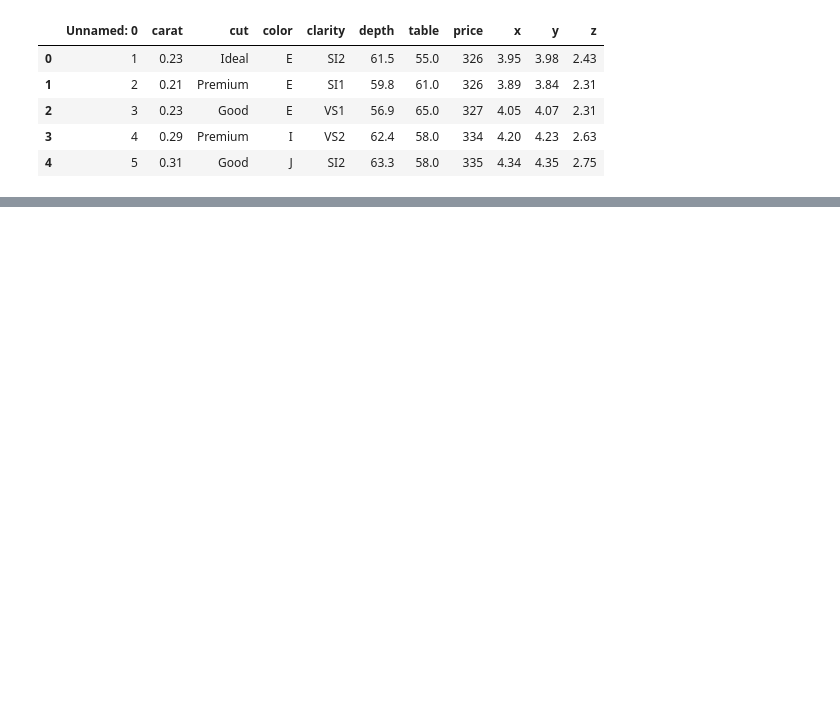
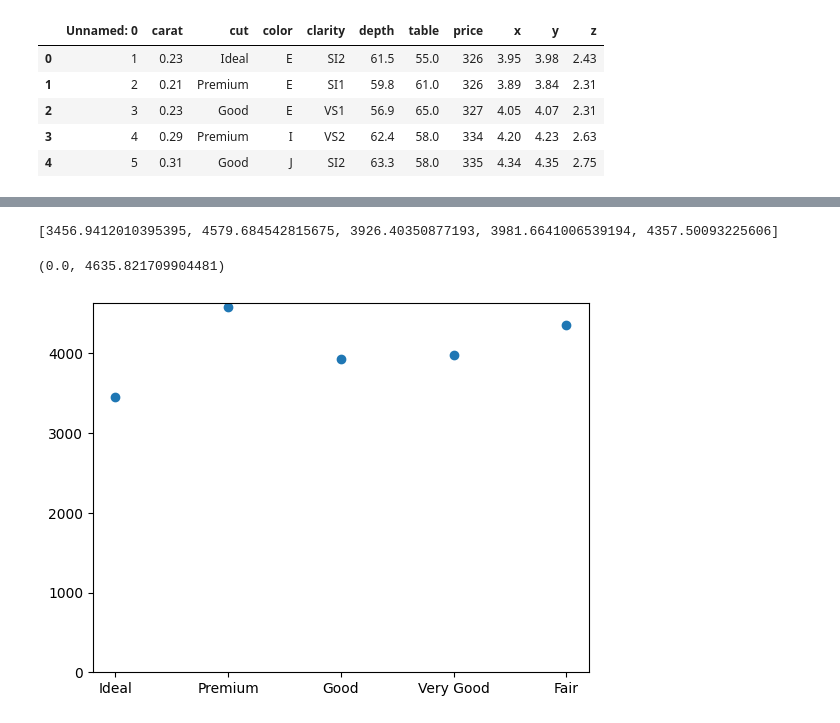
Before and after one commit to russpenska/kaggle-notebooks, a Jupyter notebook: diamond-price-prediction.ipynb, the cells around one changed output, grey strips where cells are left out. Drawn from its saved outputs; the diff is of its cells as text; code cells hidden in the pictures; blank space fills up the shorter version.

```diff
--- a/diamond-price-prediction.ipynb
+++ b/diamond-price-prediction.ipynb
@@ -31,0 +81,17 @@ df.head()
+# %%
+# maybe we can plot "cut" against average price
+
+cuts = df["cut"].unique()
+mean_prices_by_cut = [None]*len(cuts)
+for i in range(len(cuts)):
+    cut = cuts[i]
+    mean_prices_by_cut[i] = df[df["cut"] == cut]["price"].mean()
+
+print(mean_prices_by_cut)
+
+plt.scatter(cuts, mean_prices_by_cut)
+plt.ylim(0)
+# %% [output]
+[3456.9412010395395, 4579.684542815675, 3926.40350877193, 3981.6641006539194, 4357.50093225606]
+(0.0, 4635.821709904481)
+[figure, added]
```
Also changed, not shown: parts of 17 cells of this notebook.
